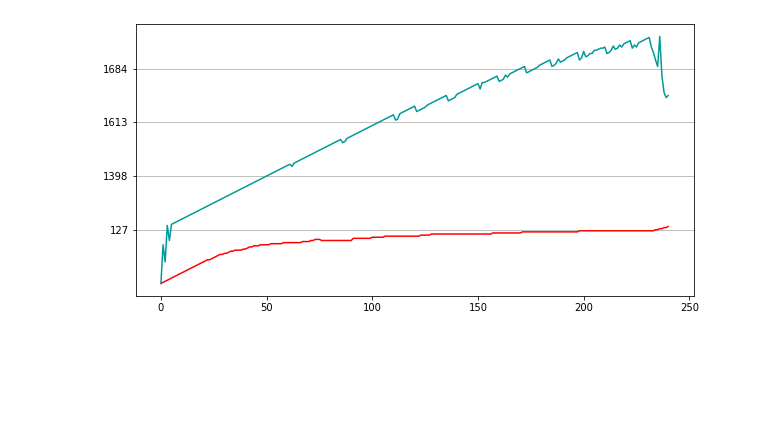
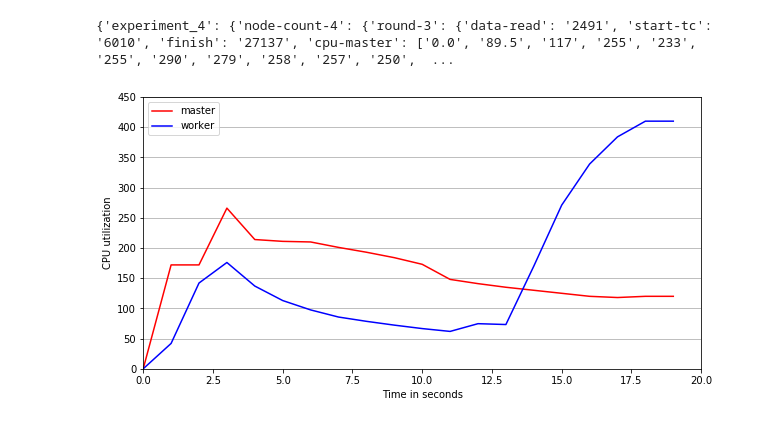
Before and after one commit to jmakr0/Distributed-Entity-Resolution, a Jupyter notebook: evaluation/plot/cpu-usage.ipynb, the cells around one changed output. Cells and saved outputs as stored; diff of their text form; code cells hidden in the pictures; blank space fills up the shorter version.

```diff
--- a/evaluation/plot/cpu-usage.ipynb
+++ b/evaluation/plot/cpu-usage.ipynb
@@ -6,45 +6,64 @@ import numpy as np
 import matplotlib.pyplot as plt
 # %%
 # get data here
-experiment_name = 'experiment_3'
-rootpath = '/Users/nils/Downloads/results'
+experiment_name = 'experiment_5'
+rootpath = '/Users/nils/Downloads/results-2'
 data = extract(rootpath)
+print(data)
+# %% [output]
+{'experiment_4': {'node-count-4': {'round-3': {'data-read': '2491', 'start-tc': '6010', 'finish': '27137', 'cpu-master': ['0.0', '89.5', '117', '255', '233', '255', '290', '279', '258', '257', '250',  ...
 # %%
-number_of_nodes = '1'
-round = '3'
+def plot_cpu_utilization(number_of_nodes, round, save_to, y_ticks = None, number_of_values = None, x_min_max = None, y_min_max = None):
 
-experiment = data[experiment_name]['node-count-' + number_of_nodes]['round-' + round]
+    experiment = data[experiment_name]['node-count-' + number_of_nodes]['round-' + round]
 
 
-cpu_master = experiment['cpu-master']
-cpu_workers = experiment['cpu-worker']
+    cpu_master = experiment['cpu-master']
+    cpu_workers = experiment['cpu-worker']
 
-len_master = len(cpu_master)
-len_workers = list(map(len, cpu_workers))
-min_number_of_values = min(len_master, min(len_workers)) - 1
-# min_number_of_values = 150
+    len_master = len(cpu_master)
+    len_workers = list(map(len, cpu_workers))
 
-X = np.arange(min_number_of_values)
+    min_number_of_values = min(len_master, min(len_workers)) - 1
+    if number_of_values:
+        min_number_of_values = min(number_of_values, min_number_of_values)
 
-# plot the data
-fig = plt.figure(figsize=(10, 5))
-ax = fig.add_subplot(1, 1, 1)
+    X = np.arange(min_number_of_values)
 
-colors= ['b', 'g', 'y', 'c', 'm', '#ff6600', '#666633', '#009999']
+    # plot the data
+    fig = plt.figure(figsize=(10, 5))
+    ax = fig.add_subplot(1, 1, 1)
 
-# plot master
-ax.plot(X, cpu_master[:min_number_of_values], color='r', label='master')
+    ax.set_xlabel("Time in seconds")
+    ax.set_ylabel("CPU utilization")
 
-for i in range(0, len(cpu_workers)):
-    cpu_worker = cpu_workers[i][:min_number_of_values]
-    Y = np.array(cpu_worker)
-    ax.plot(X, Y, color=colors[i-1], label='worker')
+    if x_min_max:
+        ax.set_xlim(x_min_max)
 
-ax.yaxis.grid()
-plt.yticks([50, 100, 150, 200])
+    if y_min_max:
+        ax.set_ylim(y_min_max)
 
-# display the plot
-plt.show()
-fig.savefig('cpu-usage.pdf')
+    colors= ['b', 'g', 'y', 'c', 'm', '#ff6600', '#666633', '#009999']
+
+    # plot master
+    np_master = np.array(cpu_master[:min_number_of_values]).astype(float)
+    ax.plot(X, np_master, color='r', label='master')
+
+    for i in range(0, len(cpu_workers)):
+        np_worker = np.array(cpu_workers[i][:min_number_of_values]).astype(float)
+        Y = np.array(np_worker)
+        ax.plot(X, Y, color=colors[i], label='worker')
+
+    ax.yaxis.grid()
+    if y_ticks:
+        plt.yticks(y_ticks)
+
+    plt.legend()
+
+    # display the plot
+    plt.show()
+    fig.savefig(save_to)
-# %% [output]
-[figure, removed]
+# %%
+plot_cpu_utilization('1', '1', 'utilization_details.pdf', x_min_max=(0,20), y_min_max=(0,450), number_of_values=20)
+# %% [output]
+[figure, added]
```
Also changed, not shown: parts of 1 cell of this notebook, 1 other file.
